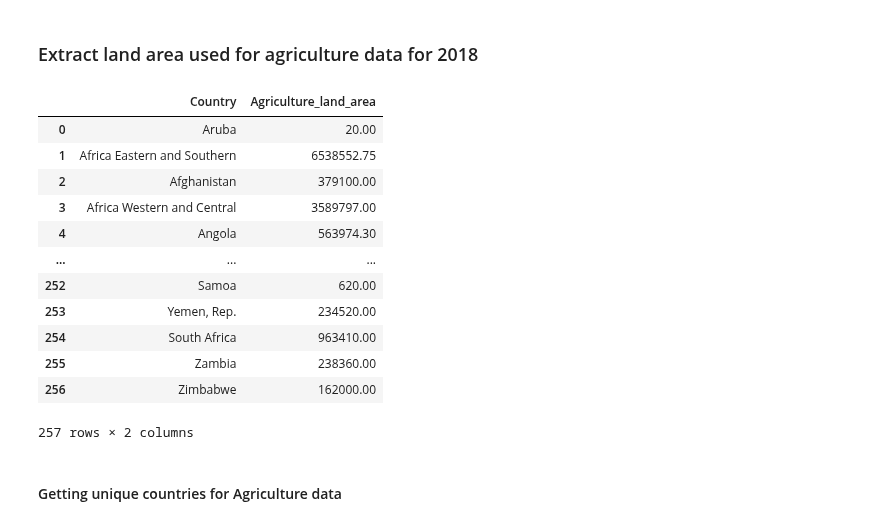
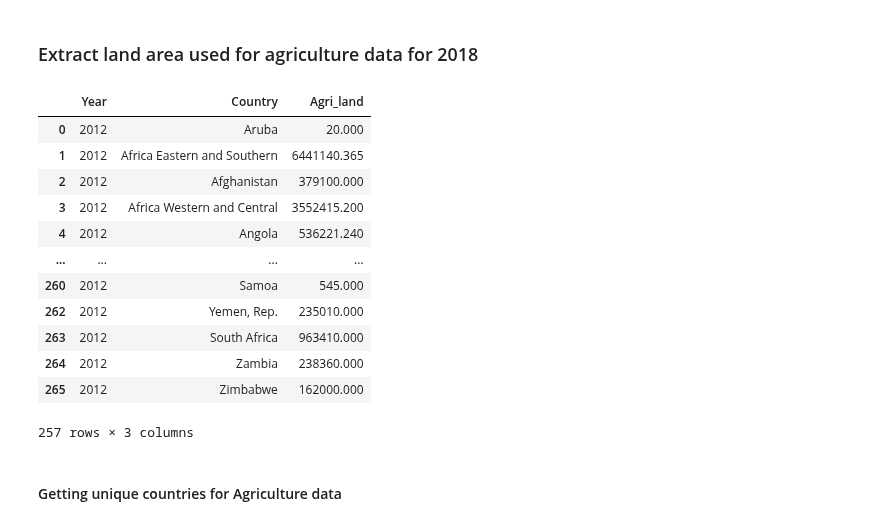
Before and after one commit to tanjoash/2D_data_driven_world, a Jupyter notebook: 2dwork/2D DDW.ipynb, the cells around one changed output. Saved outputs shown, nothing was run; the diff lists cells and outputs as text; code cells hidden in the pictures.

```diff
--- a/2dwork/2D DDW.ipynb
+++ b/2dwork/2D DDW.ipynb
@@ -148,23 +169,25 @@ df_pop_coutries = df2017_population.Country.unique()
 ### Extract land area used for agriculture data for 2018
 # %%
 df_agriculture = pd.read_csv("DDW_Agricultural Land.csv")
+
+# extract countries...
+dfyears_agriculture = df_agriculture[["Country Name","2012"]]
 # remove rows with no value (NaN)
-df2017_agriculture = df_agriculture[["Country Name","2017"]]
-df2017_agriculture = df2017_agriculture[df2017_agriculture["2017"].notna()]
-df2017_agriculture = df2017_agriculture.rename(columns = {"Country Name": "Country", "2017":"Agriculture_land_area"})
-df2017_agriculture = df2017_agriculture.reset_index(drop=True)
-df2017_agriculture
+dfyears_agriculture = dfyears_agriculture.dropna()
+dfyears_agriculture.insert(0, "Year", 2012)
+dfyears_agriculture = dfyears_agriculture.rename(columns = {"2012": "Agri_land", "Country Name": "Country"})
+dfyears_agriculture
 # %% [output]
-|  | Country | Agriculture_land_area |
-| 0 | Aruba | 20.00 |
-| 1 | Africa Eastern and Southern | 6538552.75 |
-| 2 | Afghanistan | 379100.00 |
-| 3 | Africa Western and Central | 3589797.00 |
-| 4 | Angola | 563974.30 |
-| ... | ... | ... |
-| 252 | Samoa | 620.00 |
-| 253 | Yemen, Rep. | 234520.00 |
-| 254 | South Africa | 963410.00 |
-| 255 | Zambia | 238360.00 |
-| 256 | Zimbabwe | 162000.00 |
+|  | Year | Country | Agri_land |
+| 0 | 2012 | Aruba | 20.000 |
+| 1 | 2012 | Africa Eastern and Southern | 6441140.365 |
+| 2 | 2012 | Afghanistan | 379100.000 |
+| 3 | 2012 | Africa Western and Central | 3552415.200 |
+| 4 | 2012 | Angola | 536221.240 |
+| ... | ... | ... | ... |
+| 260 | 2012 | Samoa | 545.000 |
+| 262 | 2012 | Yemen, Rep. | 235010.000 |
+| 263 | 2012 | South Africa | 963410.000 |
+| 264 | 2012 | Zambia | 238360.000 |
+| 265 | 2012 | Zimbabwe | 162000.000 |
-257 rows × 2 columns
+257 rows × 3 columns
```
Also changed, not shown: parts of 44 cells of this notebook, 7 other files.
